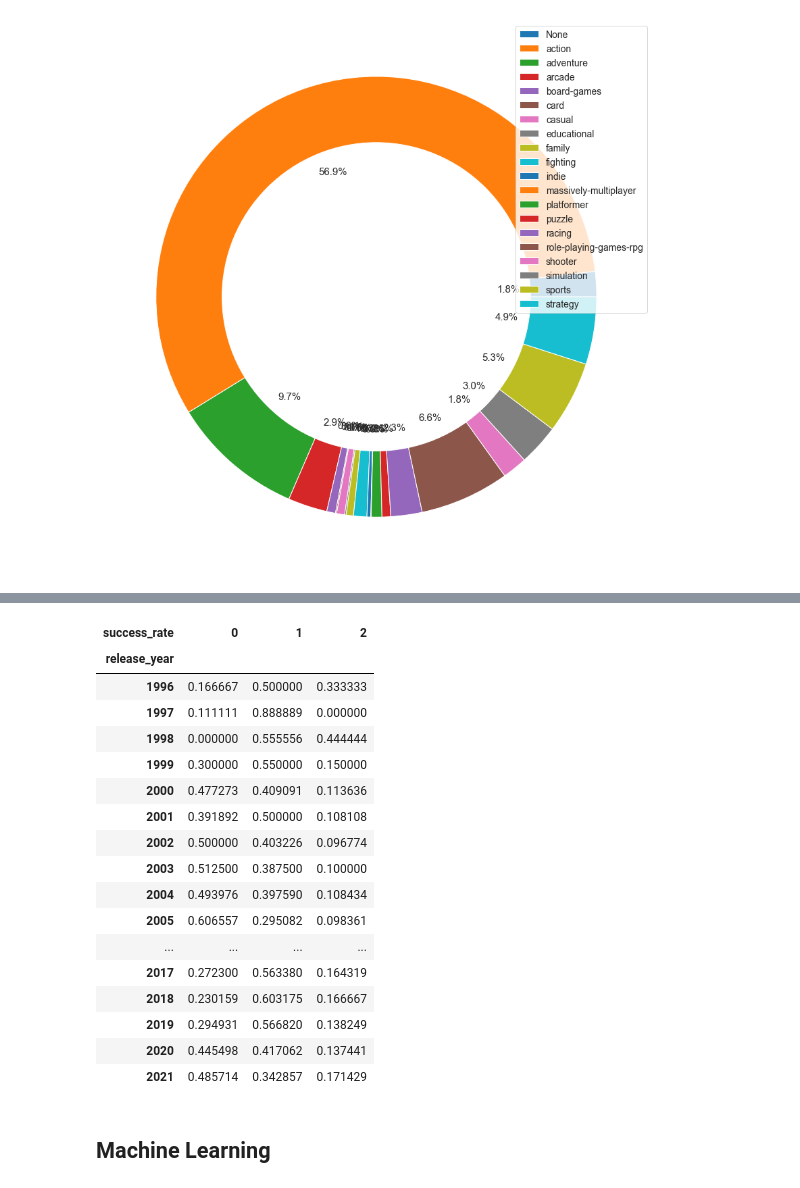
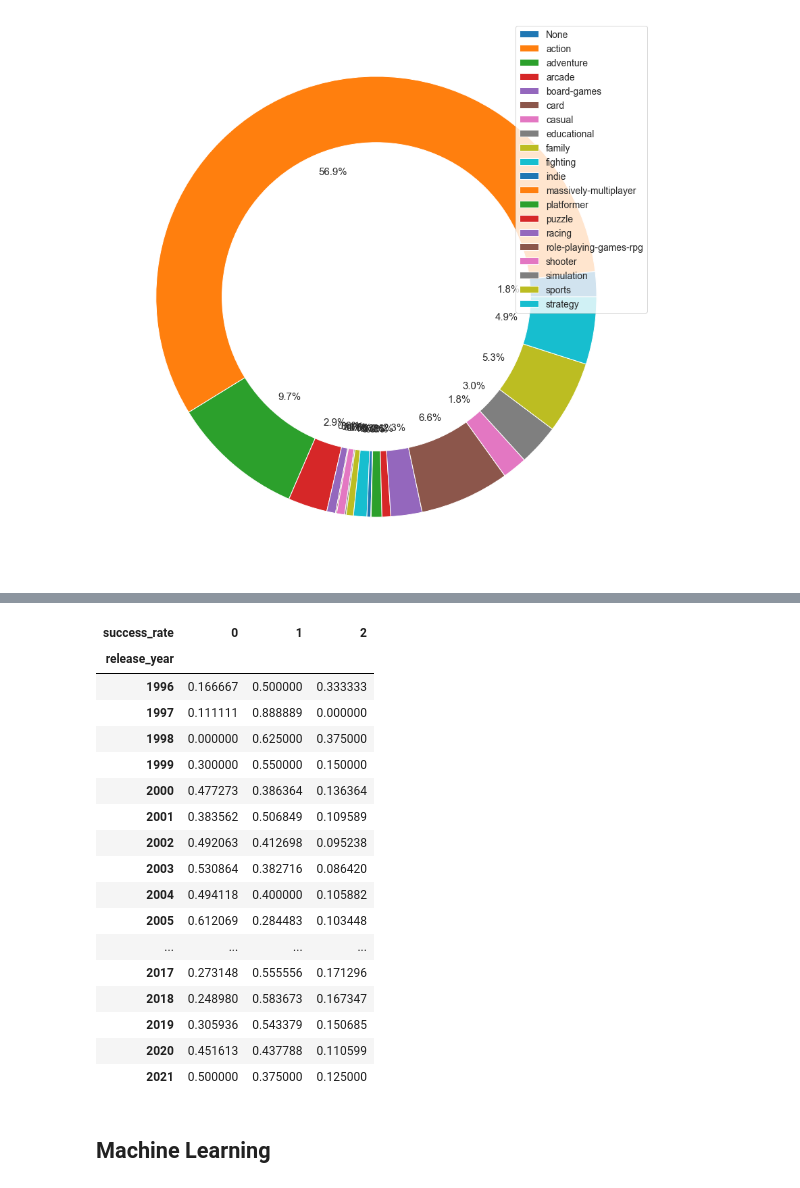
Before and after one commit to kokolight/MetacriticProject, a Jupyter notebook: DataScienceProject.ipynb, the cells around one changed output, grey strips where cells are left out. Cells and saved outputs as stored; diff of their text form; code cells hidden in the pictures.

```diff
--- a/DataScienceProject.ipynb
+++ b/DataScienceProject.ipynb
@@ -115,7 +118,6 @@ month_dict = {
 # %% [markdown]
  ### Function: Get all games data (by pages)
 # %%
-
 def metacritic_games_data(start_page, end_page):
     index = 1
     game_records = []
@@ -124,6 +126,9 @@ def metacritic_games_data(start_page, end_page):
     soup = BeautifulSoup(features="lxml")
     # Get all games in all pages
     for i in range(start_page, end_page):
+        current_page = i
+        pages_count = end_page - start_page
+        print(f"Page: {current_page}/{pages_count}")
         page_url = BROWSE_URL + "page={0}".format(i)
         req = requests.get(page_url, headers=HEADERS)
         soup.append(bs4.BeautifulSoup(req.text, "lxml"))
@@ -269,5 +279,5 @@ def get_game_rawg_details(game_name):
 # %% [markdown]
 ### Main - Retrieveing all the data
 # %%
-df = metacritic_games_data(100, 150)
+df = metacritic_games_data(1, 186)
 print(df)
@@ -434,0 +383,7 @@ df[df['average_playtime'] == 0]
+# %%
+# Loading the data
+df = load_csv("video_games_ratings.csv")
+# Drop first column
+df = df.iloc[:, 1:]
+# df
+df = prepare_dataset(df)
@@ -476,0 +485,16 @@ Text(0, 0.5, 'Userscore')
+# %%
+def one_dim_plot(sr, plot_type, axis):
+    sr.plot(kind=plot_type, ax=axis)
+
+fig, axes = plt.subplots(1,1, figsize=(35,7))
+
+# publishers count
+font = {'family': 'serif',
+        'weight': 'normal',
+        'size': 16}
+games_count = df.groupby("release_year").count()
+
+ax = sns.barplot(games_count.index, games_count['game_name'])
+ax.set_title("Release year game count")
+ax.set_xlabel("Release year", font)
+ax.set_ylabel("Games count", font)
@@ -599,36 +606,36 @@ print(tuple_arr)
 # %%
 
 def cross_tabulation(df, col_name, other_col_name):
     return pd.crosstab(df[col_name], df[other_col_name], normalize='index')
 
 def plot_cross_tabulation(df, col_names, other_col_name):
     fig=plt.figure(figsize=(20,5))
     for i in range(len(col_names)):
         subplot=fig.add_subplot(1, 5, i+1)
         sr=cross_tabulation(df,col_names[i], other_col_name)
         one_dim_plot(sr, 'line' , subplot)
-# df_crosstab = cross_tabulation(df, 'release_year', 'success_rate')
+df_crosstab = cross_tabulation(df, 'release_year', 'success_rate')
 df_crosstab
 
 # plot_cross_tabulation(df, ['metascore', 'userscore'], ['average_playtime'])
 # %% [output]
 | success_rate | 0 | 1 | 2 |
 | release_year |  |  |  |
 | 1996 | 0.166667 | 0.500000 | 0.333333 |
 | 1997 | 0.111111 | 0.888889 | 0.000000 |
-| 1998 | 0.000000 | 0.555556 | 0.444444 |
+| 1998 | 0.000000 | 0.625000 | 0.375000 |
 | 1999 | 0.300000 | 0.550000 | 0.150000 |
-| 2000 | 0.477273 | 0.409091 | 0.113636 |
-| 2001 | 0.391892 | 0.500000 | 0.108108 |
-| 2002 | 0.500000 | 0.403226 | 0.096774 |
-| 2003 | 0.512500 | 0.387500 | 0.100000 |
-| 2004 | 0.493976 | 0.397590 | 0.108434 |
-| 2005 | 0.606557 | 0.295082 | 0.098361 |
+| 2000 | 0.477273 | 0.386364 | 0.136364 |
+| 2001 | 0.383562 | 0.506849 | 0.109589 |
+| 2002 | 0.492063 | 0.412698 | 0.095238 |
+| 2003 | 0.530864 | 0.382716 | 0.086420 |
+| 2004 | 0.494118 | 0.400000 | 0.105882 |
+| 2005 | 0.612069 | 0.284483 | 0.103448 |
 | ... | ... | ... | ... |
-| 2017 | 0.272300 | 0.563380 | 0.164319 |
-| 2018 | 0.230159 | 0.603175 | 0.166667 |
-| 2019 | 0.294931 | 0.566820 | 0.138249 |
-| 2020 | 0.445498 | 0.417062 | 0.137441 |
-| 2021 | 0.485714 | 0.342857 | 0.171429 |
+| 2017 | 0.273148 | 0.555556 | 0.171296 |
+| 2018 | 0.248980 | 0.583673 | 0.167347 |
+| 2019 | 0.305936 | 0.543379 | 0.150685 |
+| 2020 | 0.451613 | 0.437788 | 0.110599 |
+| 2021 | 0.500000 | 0.375000 | 0.125000 |
 # %% [markdown]
 ## Machine Learning
```
Also changed, not shown: parts of 42 cells of this notebook.
